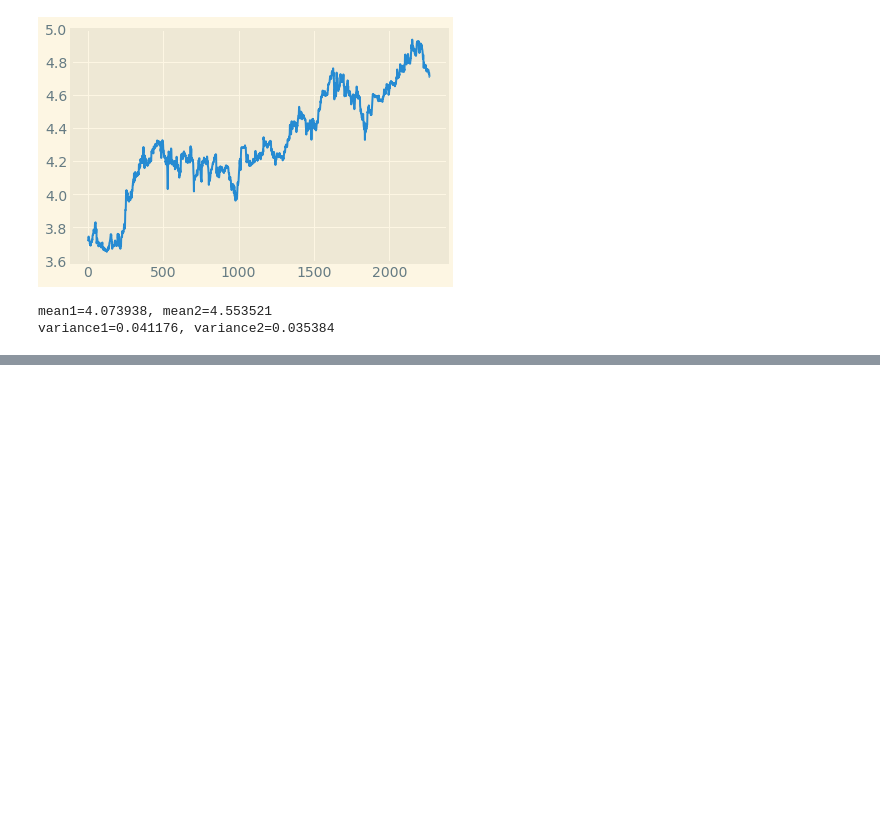
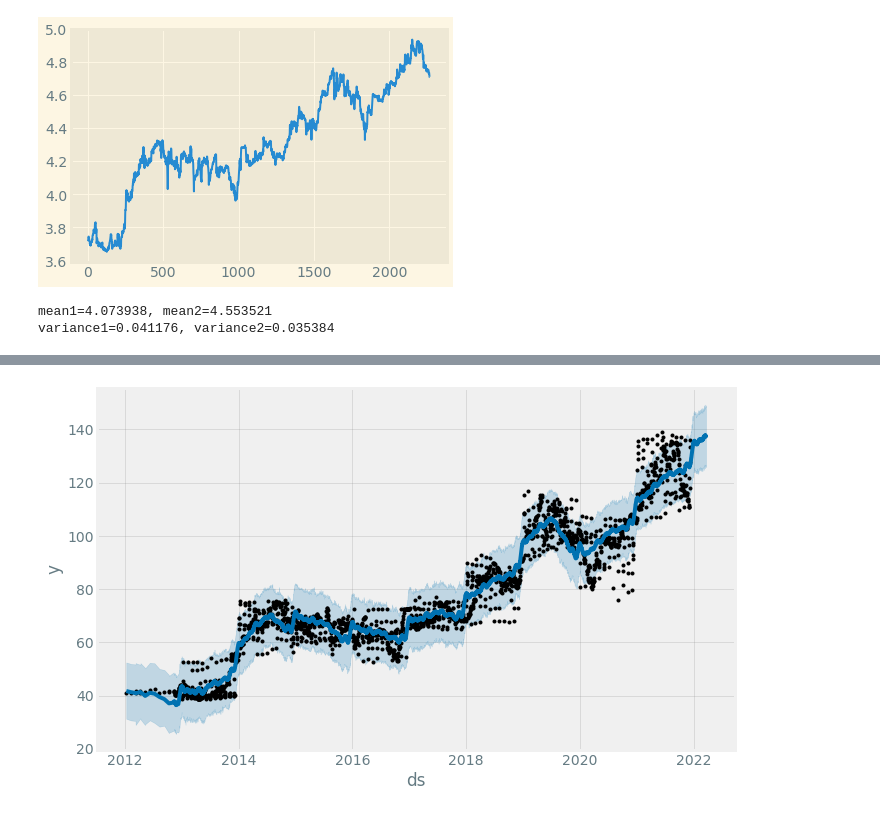
Before and after one commit to Hananalshehri/Regression-on-Saudi-Stock-Market-Tadawul-STC, a Jupyter notebook: STC STOCK MARKET .ipynb, the cells around one changed output, grey strips where cells are left out. Drawn from its saved outputs; the diff is of its cells as text; code cells hidden in the pictures; blank space fills up the shorter version.

```diff
--- a/STC STOCK MARKET .ipynb
+++ b/STC STOCK MARKET .ipynb
@@ -402,0 +479,5 @@ variance1=0.041176, variance2=0.035384
+# %%
+STC = STC[["Date","Close"]] # select Date and close
+# Rename the features: These names are NEEDED for the model fitting
+STC = STC.rename(columns = {"Date":"ds","Close":"y"}) #renaming the columns of the dataset
+STC.head(5)
@@ -402,0 +491,5 @@ variance1=0.041176, variance2=0.035384
+# %%
+from fbprophet import Prophet
+from prophet import Prophet
+m = Prophet(daily_seasonality = True) # the Prophet class (model)
+m.fit(STC) # fit the model using all data
@@ -402,0 +515,3 @@ variance1=0.041176, variance2=0.035384
+# %%
+m = Prophet(interval_width=0.95, daily_seasonality=True)
+model = m.fit(STC);
@@ -402,0 +538,4 @@ variance1=0.041176, variance2=0.035384
+# %%
+future = m.make_future_dataframe(periods=100,freq='D')
+forecast = m.predict(future)
+forecast.head()
@@ -402,0 +550,4 @@ variance1=0.041176, variance2=0.035384
+# %%
+plot1 = m.plot(forecast)
+# %% [output]
+[figure, added]
```
Also changed, not shown: parts of 35 cells of this notebook.
